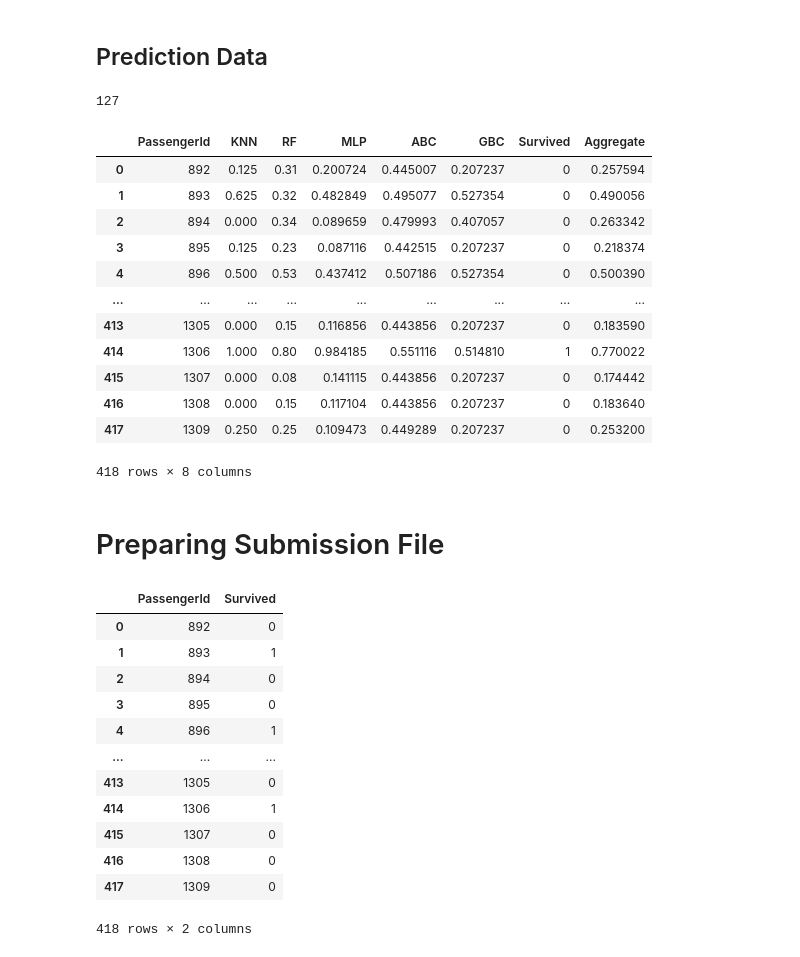
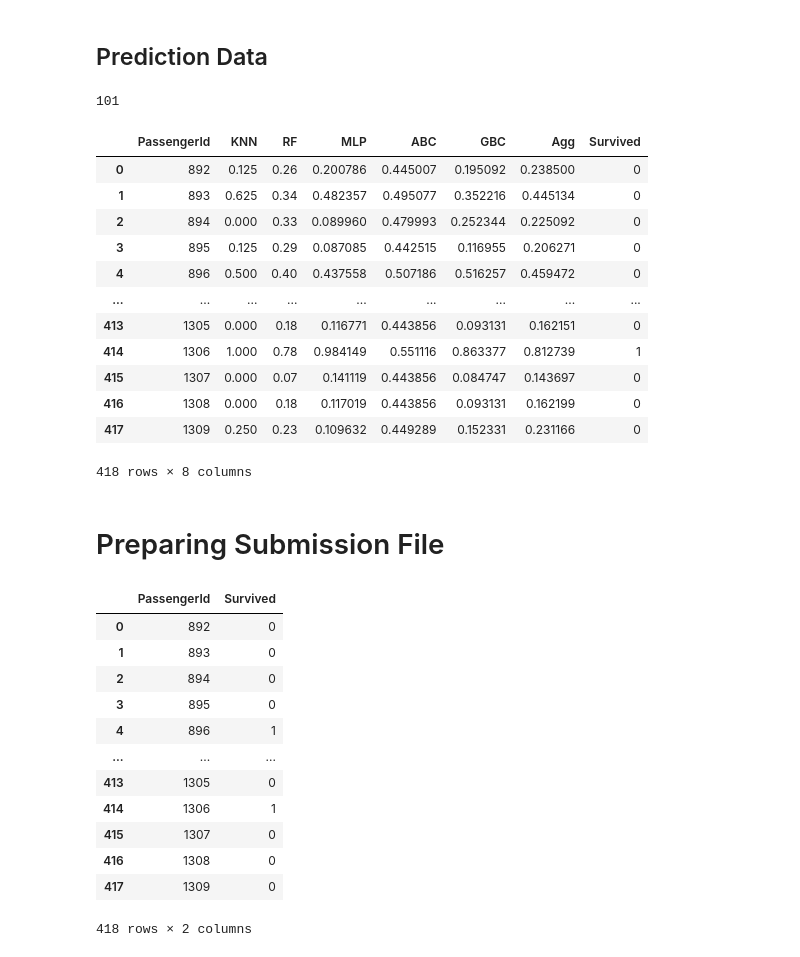
Before and after one commit to snajeebz/Titanic-Kaggle-Competition, a Jupyter notebook: titanic-feature-engineering-clustering.ipynb, the cells around one changed output. Drawn from its saved outputs; the diff is of its cells as text; code cells hidden in the pictures.

Commit message:
Kaggle Notebook | Titanic, Aggregated Models, 8 Features, 0.79 Score | Version 35

```diff
--- a/titanic-feature-engineering-clustering.ipynb
+++ b/titanic-feature-engineering-clustering.ipynb
@@ -334,9 +334,10 @@ from sklearn.ensemble import RandomForestClassifier
 from sklearn.neural_network import MLPClassifier
 from sklearn.ensemble import GradientBoostingClassifier
 from sklearn.ensemble import AdaBoostClassifier
-result=pd.DataFrame(columns=['PassengerId', 'KNN','RF','MLP','ABC','GBC','Survived'])
+result=pd.DataFrame(columns=['PassengerId', 'KNN','RF','MLP','ABC','GBC', 'Agg','Survived'])
 import xgboost as xgb
 from tqdm import tqdm
+w=pd.DataFrame(columns=['mod','weight'])
 result['PassengerId']=test_df['PassengerId']
 models = {
     'KNN': KNeighborsClassifier(),
@@ -354,7 +355,7 @@ grid_param={
         'n_estimators': [40, 45, 60],
         'learning_rate': [0.05,0.04,0.06],
         'min_impurity_decrease':[0.1],
-        'ccp_alpha':[0.03,0.07,0.05],
+        'ccp_alpha':10.0 ** -np.arange(4,8,1),
         'subsample': [1.5, 1, 2]
         },
 'ABC':  {
@@ -370,6 +371,7 @@ grid_param={
         'activation':['relu','tanh','identity'],
         'learning_rate':['adaptive'],
         'early_stopping':[1],
+        'alpha':10.0 ** -np.arange(4,8,1),
         'n_iter_no_change':[10]
        },
 'RF':  {
@@ -381,11 +383,10 @@ grid_param={
 for name,mod in tqdm(models.items()):
    gs = GridSearchCV(estimator=mod, param_grid=grid_param[name], cv=3, scoring='accuracy')
    gs.fit(X_train,np.ravel(y_train))
-   weight={name : format(gs.best_score_,".2f")}
-   weight[name]= format(gs.best_score_,".2f")
    print('Model: ', name, ' Accuracy:',format(gs.best_score_,".2f"),  ' Best Parameters:',gs.best_params_)
-   y_pred=gs.predict(test_df)
+   y_pred=gs.predict(scale(test_df))
    #evaluate(y_test,y_pred)
+   w.loc[len(w)]=[name,gs.best_score_]
    result[name]=gs.predict_proba(scale(test_df))[:,1]
   # except:
    # result[name]=gs.predict_proba(scale(test_df))[:,1]
@@ -463,0 +399,7 @@ Training the model
+# %%
+rf=w['weight'][w['mod']=='RF'].item()
+knn=w['weight'][w['mod']=='KNN'].item()
+abc=w['weight'][w['mod']=='ABC'].item()
+gbc=w['weight'][w['mod']=='GBC'].item()
+mlp=w['weight'][w['mod']=='MLP'].item()
+wmx=w['weight'].max()
@@ -471,24 +417,24 @@ Training the model
 ## Prediction Data
 # %%
 
-result['Aggregate']=(result.KNN+result.RF+result.MLP+result.ABC+result.GBC)/5
-result.Survived=(result.Aggregate>=0.54).astype('int')
+result['Agg']=((result.RF*rf)+(result.MLP*mlp)+(result.KNN*knn)+(result.ABC*abc)+(result.GBC*gbc))/(5*wmx)
+result.Survived=(result.Agg>=0.6).astype('int')
 print(result.Survived.sum())
 result
 # %% [output]
-127
+101
-|  | PassengerId | KNN | RF | MLP | ABC | GBC | Survived | Aggregate |
-| 0 | 892 | 0.125 | 0.31 | 0.200724 | 0.445007 | 0.207237 | 0 | 0.257594 |
-| 1 | 893 | 0.625 | 0.32 | 0.482849 | 0.495077 | 0.527354 | 0 | 0.490056 |
-| 2 | 894 | 0.000 | 0.34 | 0.089659 | 0.479993 | 0.407057 | 0 | 0.263342 |
-| 3 | 895 | 0.125 | 0.23 | 0.087116 | 0.442515 | 0.207237 | 0 | 0.218374 |
-| 4 | 896 | 0.500 | 0.53 | 0.437412 | 0.507186 | 0.527354 | 0 | 0.500390 |
+|  | PassengerId | KNN | RF | MLP | ABC | GBC | Agg | Survived |
+| 0 | 892 | 0.125 | 0.26 | 0.200786 | 0.445007 | 0.195092 | 0.238500 | 0 |
+| 1 | 893 | 0.625 | 0.34 | 0.482357 | 0.495077 | 0.352216 | 0.445134 | 0 |
+| 2 | 894 | 0.000 | 0.33 | 0.089960 | 0.479993 | 0.252344 | 0.225092 | 0 |
+| 3 | 895 | 0.125 | 0.29 | 0.087085 | 0.442515 | 0.116955 | 0.206271 | 0 |
+| 4 | 896 | 0.500 | 0.40 | 0.437558 | 0.507186 | 0.516257 | 0.459472 | 0 |
 | ... | ... | ... | ... | ... | ... | ... | ... | ... |
-| 413 | 1305 | 0.000 | 0.15 | 0.116856 | 0.443856 | 0.207237 | 0 | 0.183590 |
-| 414 | 1306 | 1.000 | 0.80 | 0.984185 | 0.551116 | 0.514810 | 1 | 0.770022 |
-| 415 | 1307 | 0.000 | 0.08 | 0.141115 | 0.443856 | 0.207237 | 0 | 0.174442 |
-| 416 | 1308 | 0.000 | 0.15 | 0.117104 | 0.443856 | 0.207237 | 0 | 0.183640 |
-| 417 | 1309 | 0.250 | 0.25 | 0.109473 | 0.449289 | 0.207237 | 0 | 0.253200 |
+| 413 | 1305 | 0.000 | 0.18 | 0.116771 | 0.443856 | 0.093131 | 0.162151 | 0 |
+| 414 | 1306 | 1.000 | 0.78 | 0.984149 | 0.551116 | 0.863377 | 0.812739 | 1 |
+| 415 | 1307 | 0.000 | 0.07 | 0.141119 | 0.443856 | 0.084747 | 0.143697 | 0 |
+| 416 | 1308 | 0.000 | 0.18 | 0.117019 | 0.443856 | 0.093131 | 0.162199 | 0 |
+| 417 | 1309 | 0.250 | 0.23 | 0.109632 | 0.449289 | 0.152331 | 0.231166 | 0 |
 418 rows × 8 columns
 # %% [markdown]
 # Preparing Submission File
@@ -503,7 +449,7 @@ submission
 # %% [output]
 |  | PassengerId | Survived |
 | 0 | 892 | 0 |
-| 1 | 893 | 1 |
+| 1 | 893 | 0 |
 | 2 | 894 | 0 |
 | 3 | 895 | 0 |
 | 4 | 896 | 1 |
```
Also changed, not shown: parts of 11 cells of this notebook.
